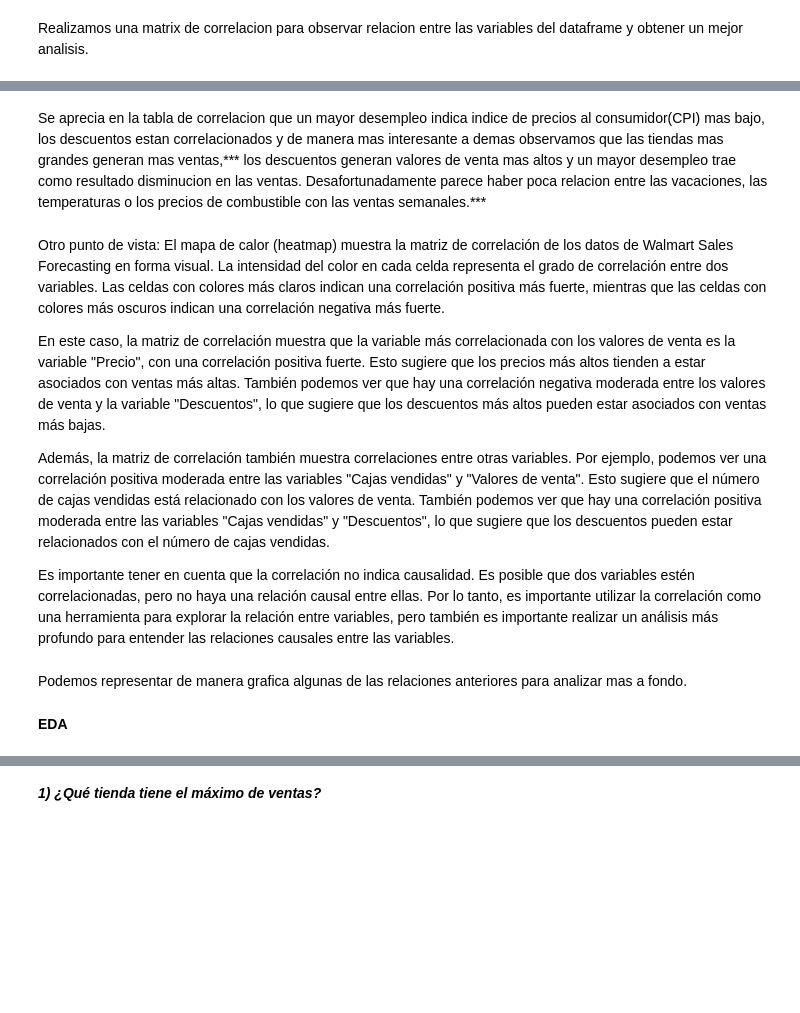
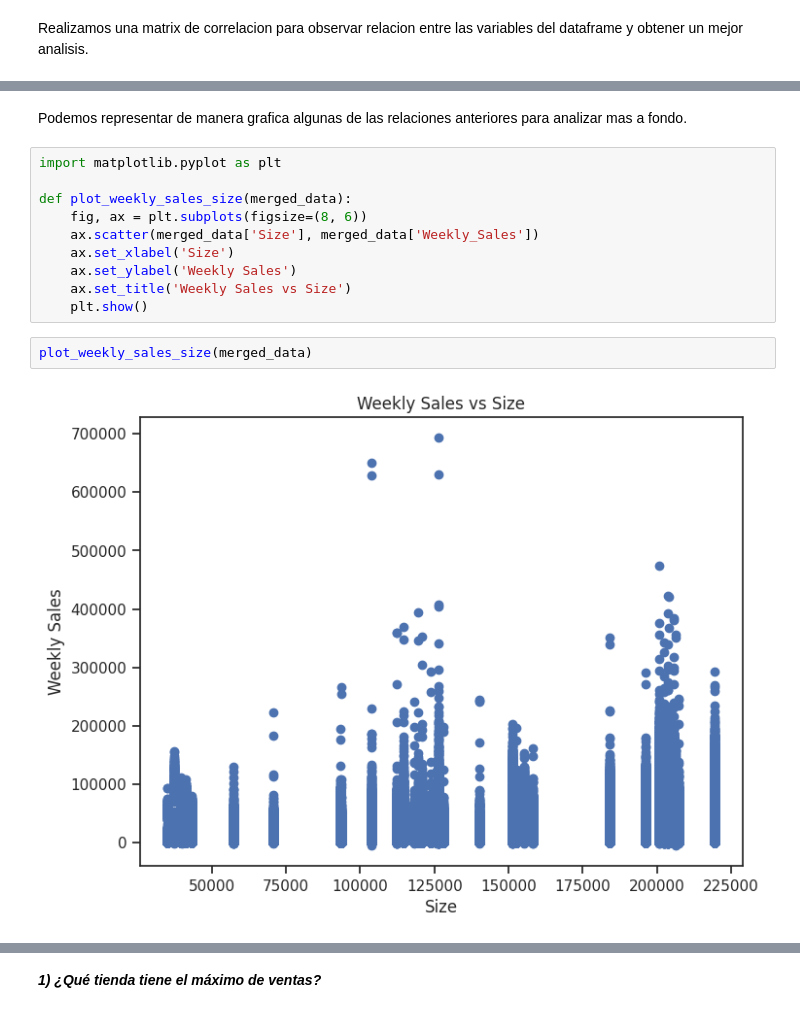
Before and after one commit to gina13mnsr/Walmart_forecasting_G8, a Jupyter notebook: codigo2.ipynb, the cells around one changed output, grey strips where cells are left out. Drawn from its saved outputs; the diff is of its cells as text; blank space fills up the shorter version.

```diff
--- a/codigo2.ipynb
+++ b/codigo2.ipynb
@@ -542,14 +547,16 @@ Un valor de ± 1 indica un perfecto grado de asociación entre las dos variables
-# %% [markdown]
-Se aprecia en la tabla de correlacion que un mayor desempleo indica indice de precios al consumidor(CPI) mas bajo, los descuentos estan correlacionados y de manera mas interesante   a demas observamos que las tiendas mas grandes generan mas ventas,*** los descuentos generan valores de venta mas altos y un mayor desempleo trae como resultado disminucion en las ventas. Desafortunadamente parece haber poca relacion entre las vacaciones, las temperaturas o los precios de combustible con las ventas semanales.***
-# %% [markdown]
-Otro punto de vista: El mapa de calor (heatmap) muestra la matriz de correlación de los datos de Walmart Sales Forecasting en forma visual. La intensidad del color en cada celda representa el grado de correlación entre dos variables. Las celdas con colores más claros indican una correlación positiva más fuerte, mientras que las celdas con colores más oscuros indican una correlación negativa más fuerte.
-
-En este caso, la matriz de correlación muestra que la variable más correlacionada con los valores de venta es la variable "Precio", con una correlación positiva fuerte. Esto sugiere que los precios más altos tienden a estar asociados con ventas más altas. También podemos ver que hay una correlación negativa moderada entre los valores de venta y la variable "Descuentos", lo que sugiere que los descuentos más altos pueden estar asociados con ventas más bajas.
-
-Además, la matriz de correlación también muestra correlaciones entre otras variables. Por ejemplo, podemos ver una correlación positiva moderada entre las variables "Cajas vendidas" y "Valores de venta". Esto sugiere que el número de cajas vendidas está relacionado con los valores de venta. También podemos ver que hay una correlación positiva moderada entre las variables "Cajas vendidas" y "Descuentos", lo que sugiere que los descuentos pueden estar relacionados con el número de cajas vendidas.
-
-Es importante tener en cuenta que la correlación no indica causalidad. Es posible que dos variables estén correlacionadas, pero no haya una relación causal entre ellas. Por lo tanto, es importante utilizar la correlación como una herramienta para explorar la relación entre variables, pero también es importante realizar un análisis más profundo para entender las relaciones causales entre las variables.
 # %% [markdown]
 Podemos representar de manera grafica algunas de las relaciones anteriores para analizar mas a fondo.
-# %% [markdown]
-****EDA****
+# %%
+import matplotlib.pyplot as plt
+
+def plot_weekly_sales_size(merged_data):
+    fig, ax = plt.subplots(figsize=(8, 6))
+    ax.scatter(merged_data['Size'], merged_data['Weekly_Sales'])
+    ax.set_xlabel('Size')
+    ax.set_ylabel('Weekly Sales')
+    ax.set_title('Weekly Sales vs Size')
+    plt.show()
+# %%
+plot_weekly_sales_size(merged_data)
+# %% [output]
+[figure, added]
```
Also changed, not shown: parts of 26 cells of this notebook.
